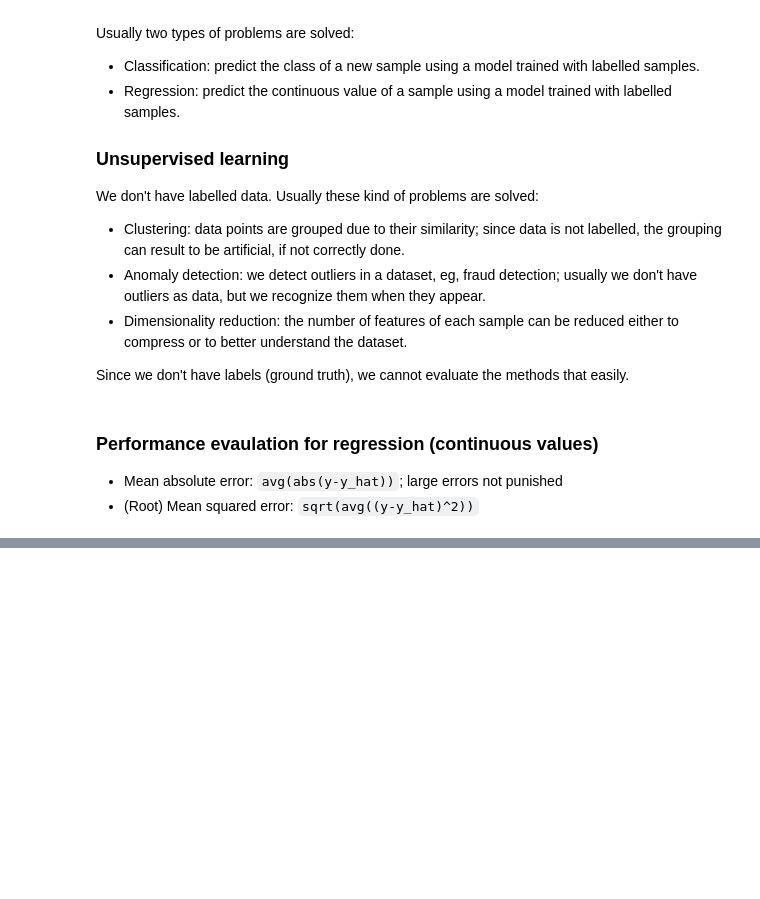
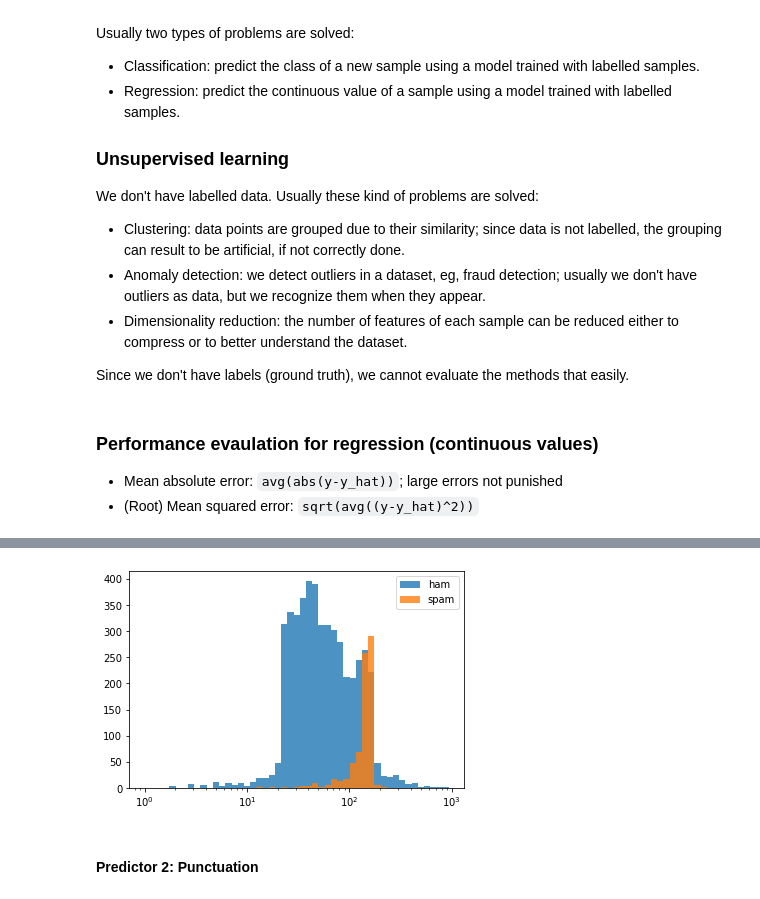
Before and after one commit to mxagar/nlp_guide, a Jupyter notebook: 04_Text_Classification/00_ScikitLearn_Intro.ipynb, the cells around one changed output, grey strips where cells are left out. Drawn from its saved outputs; the diff is of its cells as text; code cells hidden in the pictures; blank space fills up the shorter version.

```diff
--- a/04_Text_Classification/00_ScikitLearn_Intro.ipynb
+++ b/04_Text_Classification/00_ScikitLearn_Intro.ipynb
@@ -84,0 +179,15 @@ For each example, we need to pick the most appropriate metric and choose the mos
+# %%
+import matplotlib.pyplot as plt
+%matplotlib inline
+# Plot with logarithmic scale, for both target classes
+# We see that the distirbutions are distinct for both classes
+plt.xscale('log')
+bins = 1.15**(np.arange(0,50))
+plt.hist(df[df['label']=='ham']['length'],bins=bins,alpha=0.8)
+plt.hist(df[df['label']=='spam']['length'],bins=bins,alpha=0.8)
+plt.legend(('ham','spam'))
+plt.show()
+# %% [output]
+[figure, added]
+# %% [markdown]
+#### Predictor 2: Punctuation
```
Also changed, not shown: parts of 44 cells of this notebook, 1 other file.
